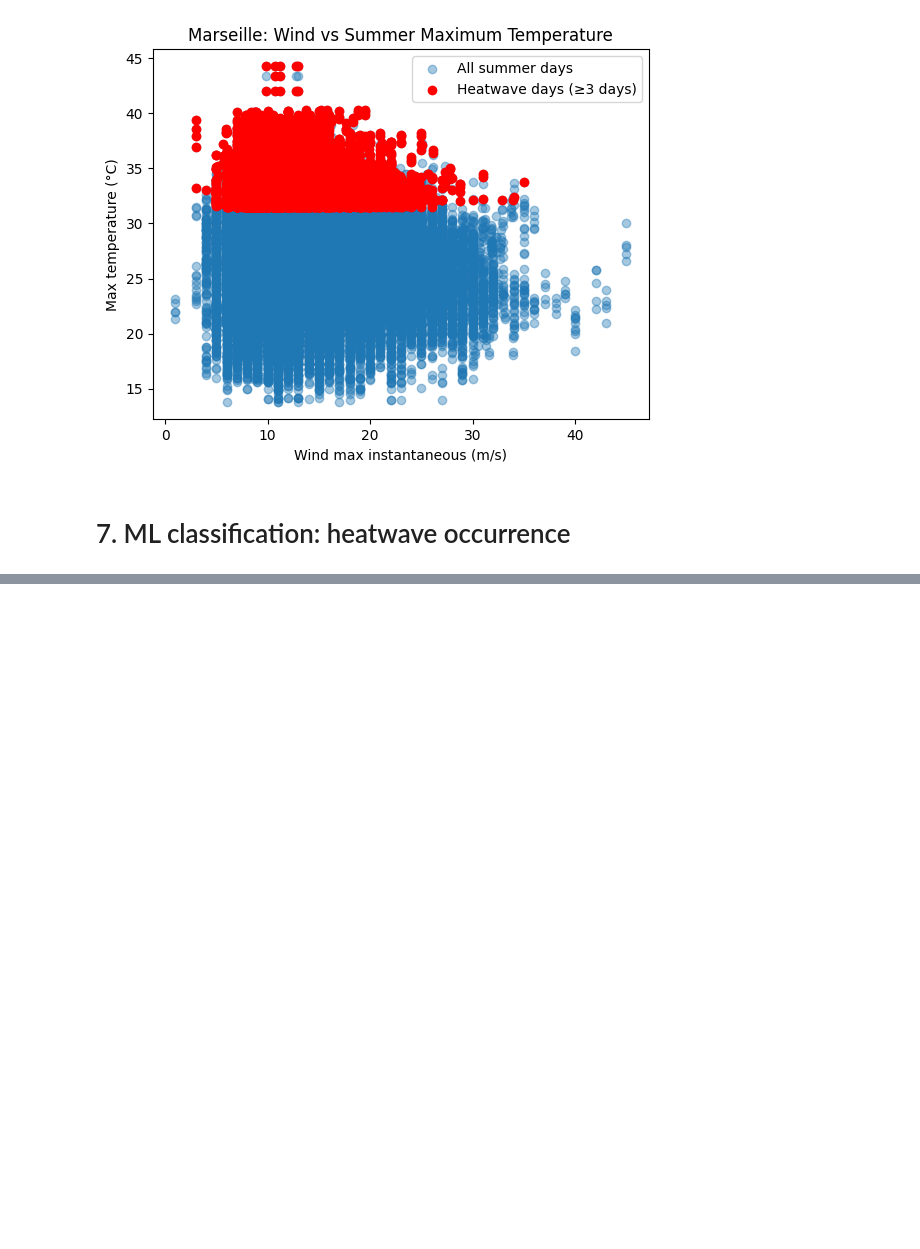
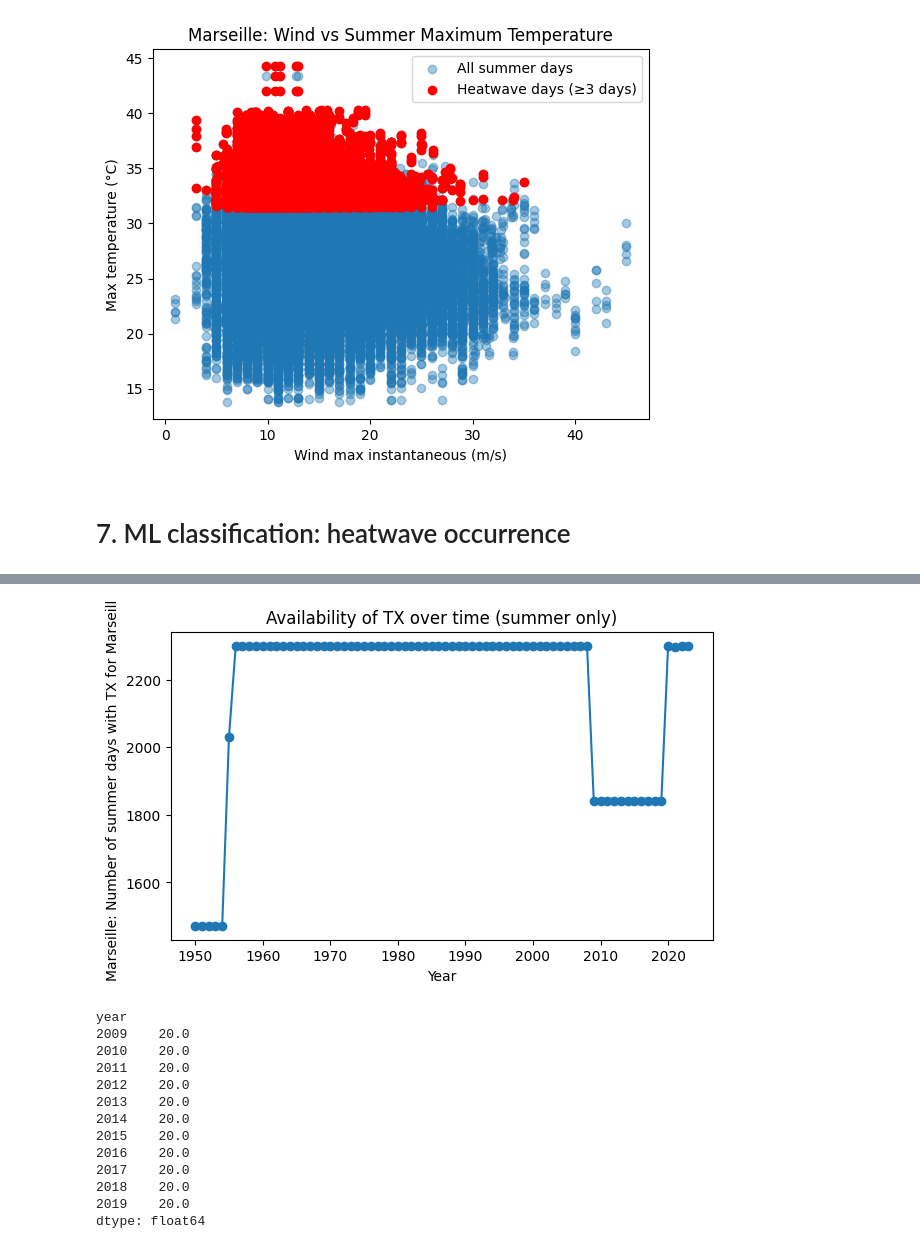
Before and after one commit to 3guk37/extreme_heat, a Jupyter notebook: notebooks/Extreme_Heat_Heatwave_Analysis.ipynb, the cells around one changed output, grey strips where cells are left out. Saved outputs shown, nothing was run; the diff lists cells and outputs as text; code cells hidden in the pictures; blank space fills up the shorter version.

```diff
--- a/notebooks/Extreme_Heat_Heatwave_Analysis.ipynb
+++ b/notebooks/Extreme_Heat_Heatwave_Analysis.ipynb
@@ -209,3 +218,57 @@ dtype: int64
+# %%
+# Better understand Tx
+# about 20% of the data missing for 2009-2019
+# Interpretation: should not impact heavewaves too much as they are only selected
+# When there are 3 days of high temperature.
+# Make sure date is datetime
+df_summer = df_summer.copy()
+df_summer["year"] = df_summer["date"].dt.year
+
+# Count available TX per year
+tx_count_per_year = (
+    df_summer["TX"]
+    .notna()
+    .groupby(df_summer["year"])
+    .sum()
+)
+
+plt.figure(figsize=(7, 4))
+plt.plot(tx_count_per_year.index, tx_count_per_year.values, marker="o")
+plt.xlabel("Year")
+plt.ylabel("Marseille: Number of summer days with TX for Marseille")
+plt.title("Availability of TX over time (summer only)")
+plt.show()
+
+# total possible summer days per year (June–Aug)
+total_days_per_year = df_summer.groupby("year").size()
+
+# available TX days per year
+tx_available = df_summer["TX"].notna().groupby(df_summer["year"]).sum()
+
+# % missing TX
+tx_missing_pct = 100 * (1 - tx_available / total_days_per_year)
+
+#print(tx_missing_pct)
+
+threshold = 10  # percent
+affected_years = tx_missing_pct[tx_missing_pct > threshold]
+
+affected_years
+# %% [output]
+[figure, added]
+year
+2009    20.0
+2010    20.0
+2011    20.0
+2012    20.0
+2013    20.0
+2014    20.0
+2015    20.0
+2016    20.0
+2017    20.0
+2018    20.0
+2019    20.0
+dtype: float64
 # %%
 
 
```
Also changed, not shown: parts of 2 cells of this notebook.
